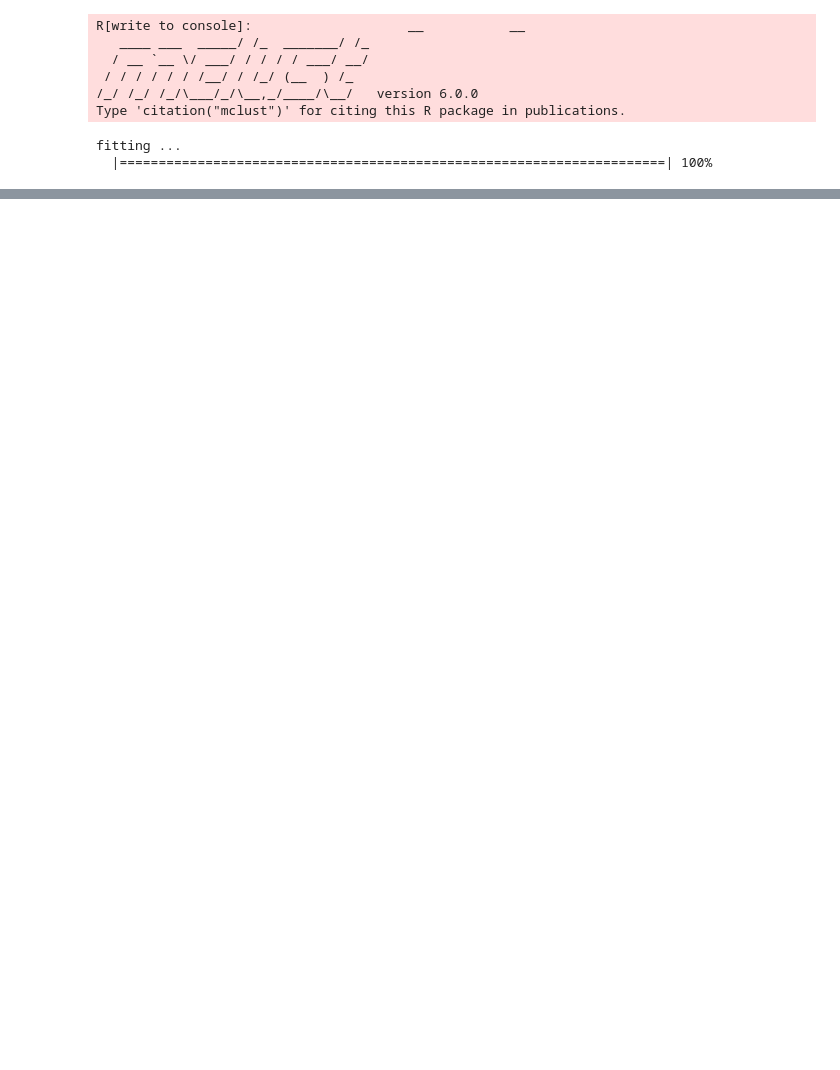
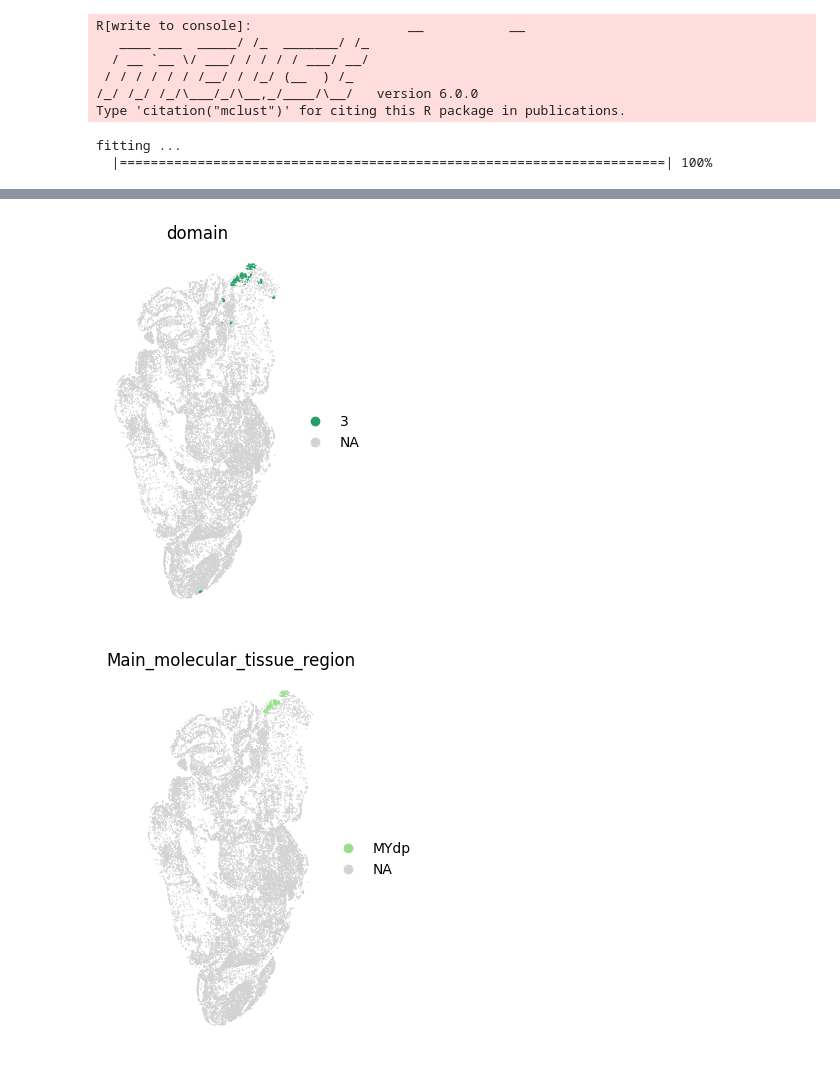
Before and after one commit to Briskzxm/GARDEN, a Jupyter notebook: Tutorial/STARmap PLUS.ipynb, the cells around one changed output, grey strips where cells are left out. Cells and saved outputs as stored; diff of their text form; code cells hidden in the pictures; blank space fills up the shorter version.

```diff
--- a/Tutorial/STARmap PLUS.ipynb
+++ b/Tutorial/STARmap PLUS.ipynb
@@ -55,0 +72,6 @@ sc.pl.spatial(adata,color = ['domain'],frameon = False,colorbar_loc=None,spot_si
+# %%
+sc.pl.spatial(adata,color = ['domain'],frameon = False,colorbar_loc=None,groups=[3],spot_size=300)
+sc.pl.spatial(adata,color = ['Main_molecular_tissue_region'],frameon = False,colorbar_loc=None,groups=['MYdp'],spot_size=300)
+# %% [output]
+[figure, added]
+[figure, added]
```
Also changed, not shown: parts of 6 cells of this notebook.
